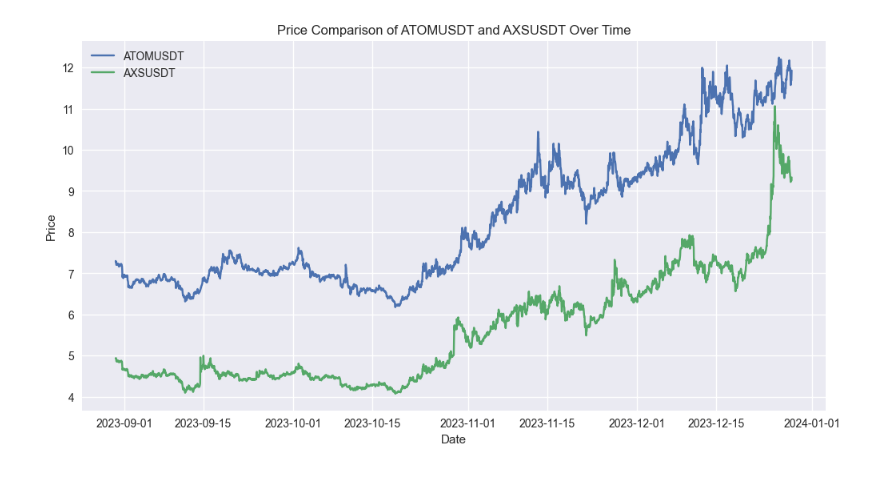
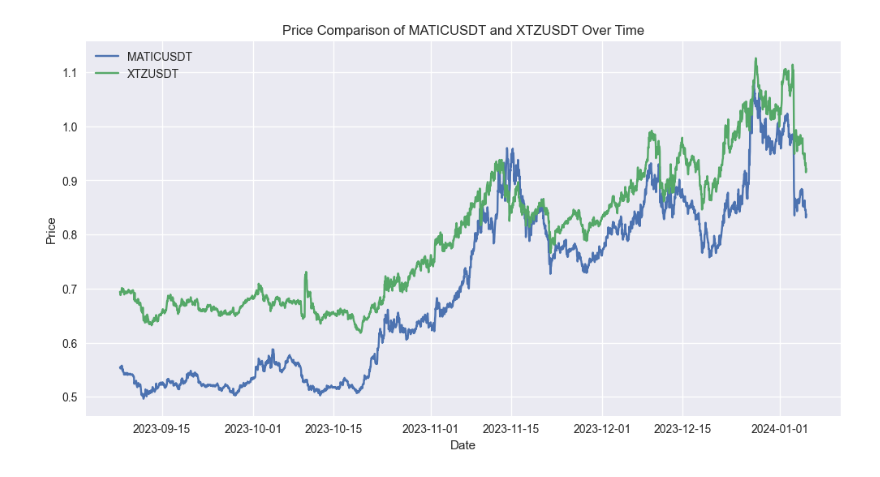
Before and after one commit to atlas-finance-io/atlas_trade, a Jupyter notebook: src/notebooks/visualize_crypto_price.ipynb, the cells around one changed output. Saved outputs shown, nothing was run; the diff lists cells and outputs as text; code cells hidden in the pictures.

```diff
--- a/src/notebooks/visualize_crypto_price.ipynb
+++ b/src/notebooks/visualize_crypto_price.ipynb
@@ -9,5 +9,5 @@ plt.style.use("seaborn-v0_8")
 
-cointegrated_pairs = [('ATOMUSDT', 'AXSUSDT')]
+cointegrated_pairs = [('MATICUSDT', 'XTZUSDT')]
 
 def fetch_prices(binance, symbol_one, symbol_two, look_back_days):
     # Prepare empty dataframe for results
@@ -54,31 +54,31 @@ def fetch_prices(binance, symbol_one, symbol_two, look_back_days):
     return df_final
 
 binance = ccxt.binance()
 
 for pair in cointegrated_pairs:
     prices = fetch_prices(binance, pair[0], pair[1], 120)
 
     # Convert 'timestamp' to datetime
     prices['timestamp'] = pd.to_datetime(prices['timestamp'], unit='ms')
 
     # Set 'timestamp' as the index
     prices.set_index('timestamp', inplace=True)
 
     # Ensure there are no duplicates
     prices.drop_duplicates(inplace=True)
 
     # Plotting
     plt.figure(figsize=(12, 6))
     plt.plot(prices.index, prices[pair[0]], label=pair[0])
     plt.plot(prices.index, prices[pair[1]], label=pair[1])
 
     # Adding labels and title
     plt.xlabel('Date')
     plt.ylabel('Price')
     plt.title(f'Price Comparison of {pair[0]} and {pair[1]} Over Time')
     plt.legend()
 
     # Display the plot
     plt.show()
 # %% [output]
-[figure, old version]
+[figure, new version]
```
Also changed, not shown: 12 other files.
